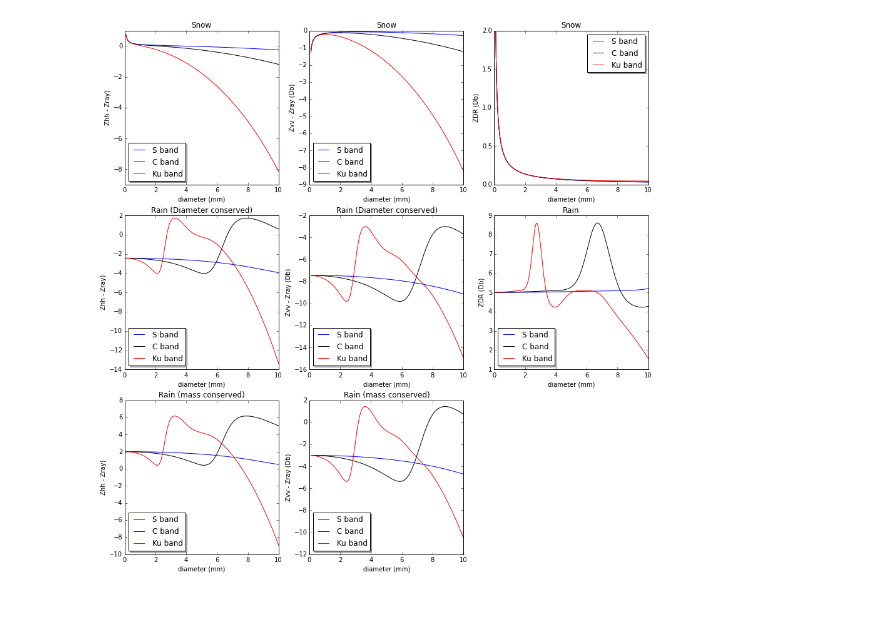
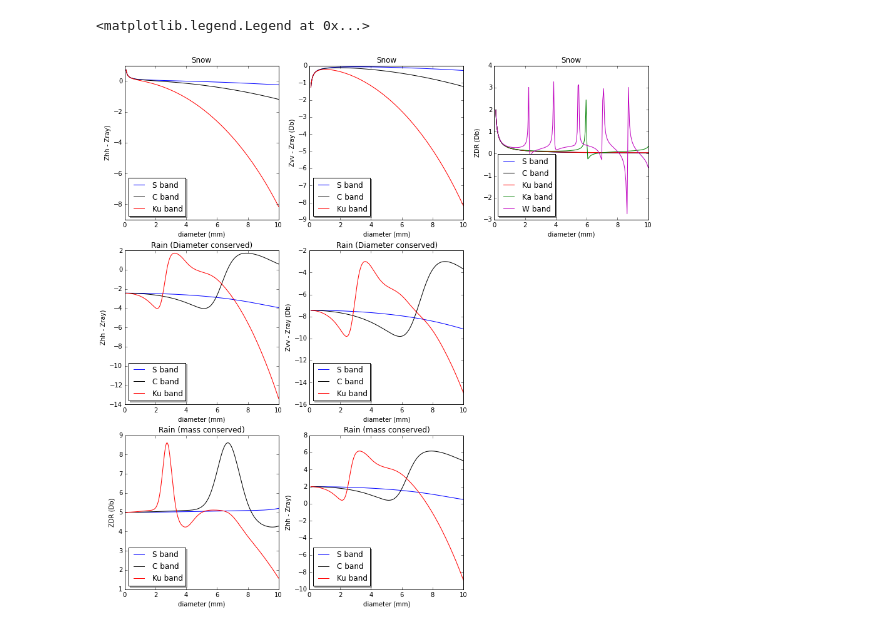
Before and after one commit to georgeasduffy/Scattering, a Jupyter notebook: Rayleigh_ARtest.ipynb, the cells around one changed output. Drawn from its saved outputs; the diff is of its cells as text; code cells hidden in the pictures.

```diff
--- a/Rayleigh_ARtest.ipynb
+++ b/Rayleigh_ARtest.ipynb
@@ -6,30 +6,10 @@ from pytmatrix.psd import PSDIntegrator, GammaPSD, BinnedPSD
 from pytmatrix import orientation, radar, tmatrix_aux, refractive
 import numpy as np
 import scipy.io as sio
-# %%
-def mix(a, b, d, ar):
-    # a, d in cgs, use bruggeman equation
-    m = a*d**b
-    v = (1./6.)*ar*(d)**3*np.pi
-    density = m/v
-    n = 1.782
-    kappa = complex(0, 7.302*10**-3)
-    IceDens = .917
-    e1 = n**2 - kappa**2
-    e2 = 2*n*kappa
-    B = e1 + e2
-    f = density/IceDens
-    mixed = (B*(1+2*f)-(2*f-2))/((2+f)+B*(1-f))
-    e1out = np.real(mixed)
-    e2out = np.imag(mixed)
-    nout = np.sqrt((np.sqrt(e1out**2 +e2out**2)+e1out)/2)
-    kout = np.sqrt((np.sqrt(e1out**2 +e2out**2)-e1out)/2)
-    m =complex(nout, kout)
-    return m
 # %%
 Rayleigh = []
-flec1h, flec2h, flec3h = [], [], []
-flec1v, flec2v, flec3v = [], [], []
+flec1h, flec2h, flec3h, flec4h, flec5h = [], [], [], [], []
+flec1v, flec2v, flec3v, flec4v, flec5v = [], [], [], [], []
 ar = 0.6
 dees = np.logspace(-1, 1, 500)
 nconc = 1
@@ -40,12 +20,20 @@ for d in dees:
     oblate1 = Scatterer(radius = dmod/2., wavelength=tmatrix_aux.wl_S, m = mm, axis_ratio = 1/ar)
     oblate2 = Scatterer(radius = dmod/2., wavelength=tmatrix_aux.wl_C, m = mm, axis_ratio = 1/ar)
     oblate3 = Scatterer(radius = dmod/2., wavelength=tmatrix_aux.wl_Ku, m = mm, axis_ratio = 1/ar)
+    oblate4 = Scatterer(radius = dmod/2., wavelength=tmatrix_aux.wl_Ka, m = mm, axis_ratio = 1/ar)
+    oblate5 = Scatterer(radius = dmod/2., wavelength=tmatrix_aux.wl_W, m = mm, axis_ratio = 1/ar)
+
     flec1h.append(10*np.log10(nconc*radar.refl(oblate1)))
     flec2h.append(10*np.log10(nconc*radar.refl(oblate2)))
     flec3h.append(10*np.log10(nconc*radar.refl(oblate3)))
+    flec4h.append(10*np.log10(nconc*radar.refl(oblate4)))
+    flec5h.append(10*np.log10(nconc*radar.refl(oblate5)))
+
     flec1v.append(10*np.log10(nconc*radar.refl(oblate1, h_pol = False)))
     flec2v.append(10*np.log10(nconc*radar.refl(oblate2, h_pol = False)))
     flec3v.append(10*np.log10(nconc*radar.refl(oblate3, h_pol = False)))
+    flec4v.append(10*np.log10(nconc*radar.refl(oblate4, h_pol = False)))
+    flec5v.append(10*np.log10(nconc*radar.refl(oblate5, h_pol = False)))
 
     Z = (.176/.93*(6/(np.pi)/.917)**2*(.004*(d*0.1)**2.1)**2)*10**6;
     Rayleigh.append(10*np.log10( Z))
@@ -73,15 +61,18 @@ ax3 = fig.add_subplot(333)
 ax3.plot(dees, np.array(flec1h)-np.array(flec1v))
 ax3.plot(dees, np.array(flec2h)-np.array(flec2v), 'k')
 ax3.plot(dees, np.array(flec3h)-np.array(flec3v), 'r')
+ax3.plot(dees, np.array(flec4h)-np.array(flec4v), 'g')
+ax3.plot(dees, np.array(flec5h)-np.array(flec5v), 'm')
+
 ax3.set_xlabel('diameter (mm)')
 ax3.set_ylabel('ZDR (Db)')
 ax3.set_title('Snow')
-ax3.legend(['S band', 'C band', 'Ku band'], loc = 'upper right', shadow = True)
+ax3.legend(['S band', 'C band', 'Ku band', 'Ka band', 'W band'], loc = 'lower left', shadow = True)
 
 Rayleigh1 = []
 Rayleigh2 = []
-flec1h, flec2h, flec3h = [], [], []
-flec1v, flec2v, flec3v = [], [], []
+flec1h, flec2h, flec3h, flec4h, flec5h = [], [], [], [], []
+flec1v, flec2v, flec3v, flec4v, flec5v = [], [], [], [], []
 
 for d in dees:
     dmod = d * (ar**(1./3.))
@@ -89,12 +80,21 @@ for d in dees:
     oblate1 = Scatterer(radius = dmod/2., wavelength=tmatrix_aux.wl_S, m = mm, axis_ratio = 1/ar)
     oblate2 = Scatterer(radius = dmod/2., wavelength=tmatrix_aux.wl_C, m = mm, axis_ratio = 1/ar)
     oblate3 = Scatterer(radius = dmod/2., wavelength=tmatrix_aux.wl_Ku, m = mm, axis_ratio = 1/ar)
+    oblate4 = Scatterer(radius = dmod/2., wavelength=tmatrix_aux.wl_Ka, m = mm, axis_ratio = 1/ar)
+    oblate5 = Scatterer(radius = dmod/2., wavelength=tmatrix_aux.wl_W, m = mm, axis_ratio = 1/ar)
+
     flec1h.append(10*np.log10(nconc*radar.refl(oblate1)))
     flec2h.append(10*np.log10(nconc*radar.refl(oblate2)))
     flec3h.append(10*np.log10(nconc*radar.refl(oblate3)))
+    flec4h.append(10*np.log10(nconc*radar.refl(oblate4)))
+    flec5h.append(10*np.log10(nconc*radar.refl(oblate5)))
+
     flec1v.append(10*np.log10(nconc*radar.refl(oblate1, h_pol = False)))
     flec2v.append(10*np.log10(nconc*radar.refl(oblate2, h_pol = False)))
     flec3v.append(10*np.log10(nconc*radar.refl(oblate3, h_pol = False)))
+    flec4v.append(10*np.log10(nconc*radar.refl(oblate4, h_pol = False)))
+    flec5v.append(10*np.log10(nconc*radar.refl(oblate5, h_pol = False)))
+
     Z1 = d**6
     Z2 = dmod**6
     Rayleigh1.append(10*np.log10(Z1))
@@ -106,45 +106,36 @@ ax4.plot(dees, np.array(flec2h) - np.array(Rayleigh1), 'k')
 ax4.plot(dees, np.array(flec3h) - np.array(Rayleigh1), 'r')
 ax4.set_xlabel('diameter (mm)')
 ax4.set_ylabel('Zhh - Zray)')
 ax4.set_title('Rain (Diameter conserved)')
 ax4.legend(['S band', 'C band', 'Ku band'], loc = 'lower left', shadow = True)
 
 ax5 = fig.add_subplot(335)
 ax5.plot(dees, np.array(flec1v) - np.array(Rayleigh1))
 ax5.plot(dees, np.array(flec2v) - np.array(Rayleigh1), 'k')
 ax5.plot(dees, np.array(flec3v) - np.array(Rayleigh1), 'r')
+
 ax5.set_xlabel('diameter (mm)')
 ax5.set_ylabel('Zvv - Zray (Db)')
 ax5.set_title('Rain (Diameter conserved)')
 ax5.legend(['S band', 'C band', 'Ku band'], loc = 'lower left', shadow = True)
 
-ax6 = fig.add_subplot(336)
+ax6 = fig.add_subplot(337)
 ax6.plot(dees, np.array(flec1h)-np.array(flec1v))
 ax6.plot(dees, np.array(flec2h)-np.array(flec2v), 'k')
 ax6.plot(dees, np.array(flec3h)-np.array(flec3v), 'r')
 ax6.set_xlabel('diameter (mm)')
 ax6.set_ylabel('ZDR (Db)')
-ax6.set_title('Rain')
+ax6.set_title('Rain (mass conserved)')
 ax6.legend(['S band', 'C band', 'Ku band'], loc = 'lower left', shadow = True)
 
-ax7 = fig.add_subplot(337)
+ax7 = fig.add_subplot(338)
 ax7.plot(dees, np.array(flec1h) - np.array(Rayleigh2))
 ax7.plot(dees, np.array(flec2h) - np.array(Rayleigh2), 'k')
 ax7.plot(dees, np.array(flec3h) - np.array(Rayleigh2), 'r')
 ax7.set_xlabel('diameter (mm)')
 ax7.set_ylabel('Zhh - Zray)')
 ax7.set_title('Rain (mass conserved)')
 ax7.legend(['S band', 'C band', 'Ku band'], loc = 'lower left', shadow = True)
-
-ax8 = fig.add_subplot(338)
-ax8.plot(dees, np.array(flec1v) - np.array(Rayleigh2))
-ax8.plot(dees, np.array(flec2v) - np.array(Rayleigh2), 'k')
-ax8.plot(dees, np.array(flec3v) - np.array(Rayleigh2), 'r')
-ax8.set_xlabel('diameter (mm)')
-ax8.set_ylabel('Zvv - Zray (Db)')
-ax8.set_title('Rain (mass conserved)')
-ax8.legend(['S band', 'C band', 'Ku band'], loc = 'lower left', shadow = True)
-
-plt.show()
 # %% [output]
+<matplotlib.legend.Legend at 0x...>
-[figure, old version]
+[figure, new version]
```
